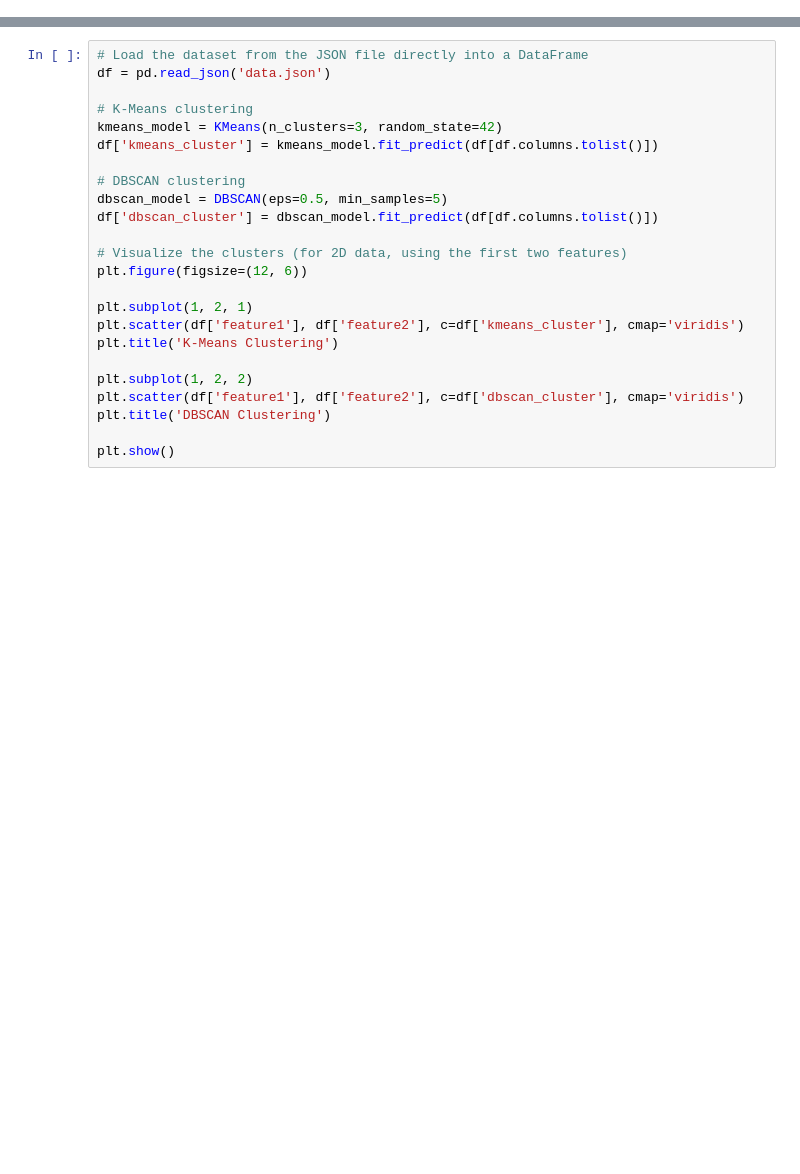
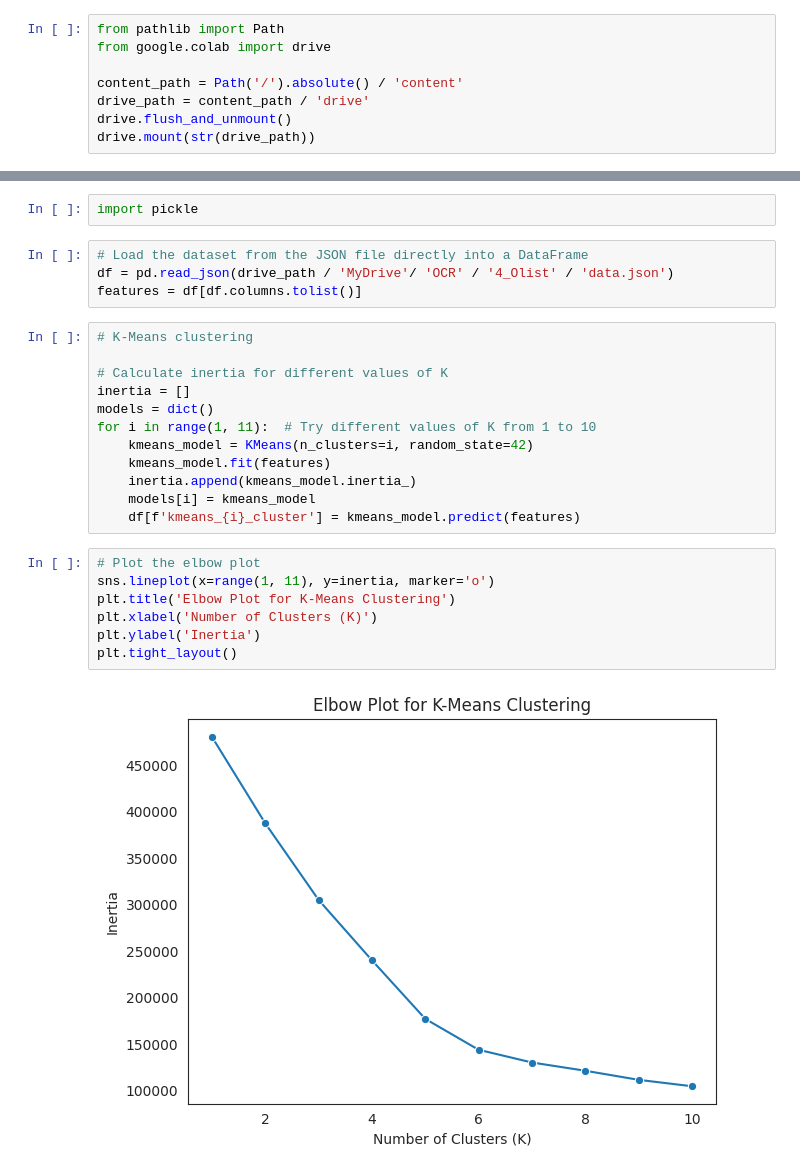
Before and after one commit to vicmcl/e-commerce, a Jupyter notebook: notebook_essais.ipynb, the cells around one changed output, grey strips where cells are left out. Drawn from its saved outputs; the diff is of its cells as text; blank space fills up the shorter version.

```diff
--- a/notebook_essais.ipynb
+++ b/notebook_essais.ipynb
@@ -0,0 +1,8 @@
+# %%
+from pathlib import Path
+from google.colab import drive
+
+content_path = Path('/').absolute() / 'content'
+drive_path = content_path / 'drive'
+drive.flush_and_unmount()
+drive.mount(str(drive_path))
@@ -8,27 +20,30 @@ from sklearn.cluster import KMeans, DBSCAN
 
 %matplotlib inline
 sns.set_style('white')
-# %%
-# Load the dataset from the JSON file directly into a DataFrame
-df = pd.read_json('data.json')
-
-# K-Means clustering
-kmeans_model = KMeans(n_clusters=3, random_state=42)
-df['kmeans_cluster'] = kmeans_model.fit_predict(df[df.columns.tolist()])
-
-# DBSCAN clustering
-dbscan_model = DBSCAN(eps=0.5, min_samples=5)
-df['dbscan_cluster'] = dbscan_model.fit_predict(df[df.columns.tolist()])
-
-# Visualize the clusters (for 2D data, using the first two features)
-plt.figure(figsize=(12, 6))
-
-plt.subplot(1, 2, 1)
-plt.scatter(df['feature1'], df['feature2'], c=df['kmeans_cluster'], cmap='viridis')
-plt.title('K-Means Clustering')
-
-plt.subplot(1, 2, 2)
-plt.scatter(df['feature1'], df['feature2'], c=df['dbscan_cluster'], cmap='viridis')
-plt.title('DBSCAN Clustering')
-
-plt.show()
+# %%
+import pickle
+# %%
+# Load the dataset from the JSON file directly into a DataFrame
+df = pd.read_json(drive_path / 'MyDrive'/ 'OCR' / '4_Olist' / 'data.json')
+features = df[df.columns.tolist()]
+# %%
+# K-Means clustering
+
+# Calculate inertia for different values of K
+inertia = []
+models = dict()
+for i in range(1, 11):  # Try different values of K from 1 to 10
+    kmeans_model = KMeans(n_clusters=i, random_state=42)
+    kmeans_model.fit(features)
+    inertia.append(kmeans_model.inertia_)
+    models[i] = kmeans_model
+    df[f'kmeans_{i}_cluster'] = kmeans_model.predict(features)
+# %%
+# Plot the elbow plot
+sns.lineplot(x=range(1, 11), y=inertia, marker='o')
+plt.title('Elbow Plot for K-Means Clustering')
+plt.xlabel('Number of Clusters (K)')
+plt.ylabel('Inertia')
+plt.tight_layout()
+# %% [output]
+[figure, added]
```
Also changed, not shown: parts of 6 cells of this notebook.
